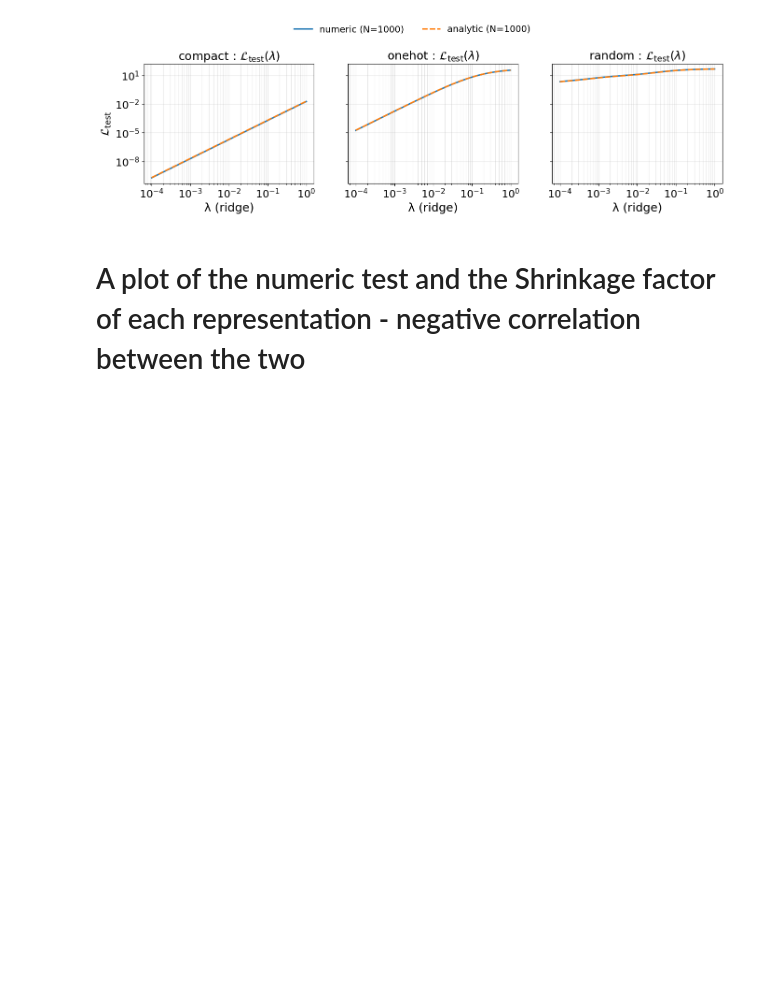
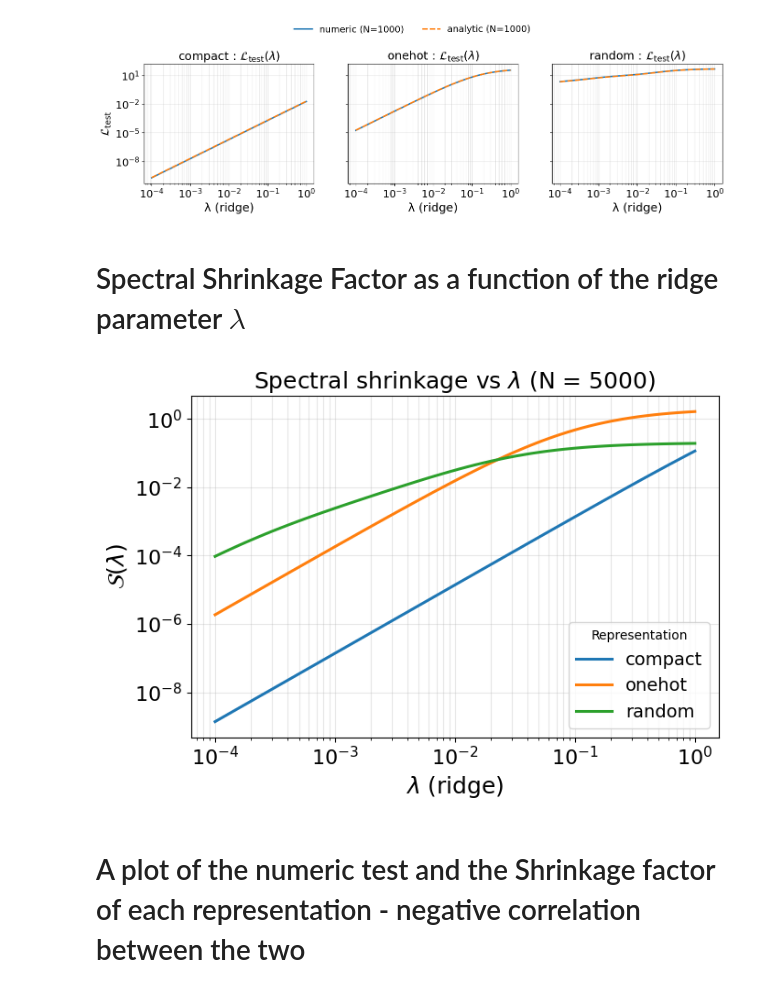
Before and after one commit to JonathanKehat/ml-data-representation-performance, a Jupyter notebook: Number_Addition_Task.ipynb, the cells around one changed output. Cells and saved outputs as stored; diff of their text form; code cells hidden in the pictures; blank space fills up the shorter version.

```diff
--- a/Number_Addition_Task.ipynb
+++ b/Number_Addition_Task.ipynb
@@ -845,6 +1271,65 @@ plt.savefig('Test_loss_ridge_dependence.pdf', bbox_inches='tight')
 plt.show()
 # %% [output]
 [figure]
+# %% [markdown]
+# Spectral Shrinkage Factor as a function of the ridge parameter $\lambda$ #
+# %%
+# ------------------ Figure 3: spectral shrinkage vs λ (all reps on one plot) ------------------
+lam_min, lam_max = float(lams.min()), float(lams.max())
+lams_dense = 10 ** np.linspace(np.log10(lam_min), np.log10(lam_max), 60)
+
+reps = ["compact", "onehot", "random"]
+N_fixed = 5000          # train size to inspect
+center = "none"         # or whatever you’re using
+
+fig, ax = plt.subplots(figsize=(7, 5))
+
+# optional: fixed colors per representation
+rep_colors = {
+    "compact": "C0",
+    "onehot":  "C1",
+    "random":  "C2",
+}
+
+for rep in reps:
+    # make sure we have artifacts for this (rep, center, N_fixed)
+    # (eigs don't depend on λ, so any λ grid is fine)
+    _ = sim.run_numeric(rep=rep, center=center)   # no harm if already called
+
+    shrink_vals = []
+    for lam in lams_dense:
+        val = sim.spectral_weighted_shrinkage(
+            rep=rep,
+            center=center,
+            N=N_fixed,
+            lam=lam,
+            with_bias=False,      # X_tr == F_tr here (no intercept)
+            squared=True,         # Σ λ_k * (λ/(λ_k+λ))^2
+            normalize=None,       # raw sum; use "per_trace" if you prefer
+        )
+        shrink_vals.append(val)
+
+    ax.plot(
+        lams_dense,
+        shrink_vals,
+        lw=2.2,
+        label=rep,
+        color=rep_colors.get(rep, None),
+    )
+
+ax.set_xscale("log")
+ax.set_yscale("log")
+ax.grid(True, which="both", alpha=0.3)
+ax.tick_params(labelsize=16)
+ax.set_xlabel(r"$\lambda$ (ridge)", fontsize=18)
+ax.set_ylabel(r"$\mathcal{S}(\lambda)$", fontsize=18)
+ax.set_title(r"Spectral shrinkage vs $\lambda$ (N = %d)" % N_fixed, fontsize=18)
+ax.legend(title="Representation", fontsize=14)
+
+plt.tight_layout()
+plt.show()
+# %% [output]
+[figure, added]
 # %% [markdown]
 # A plot of the numeric test and the Shrinkage factor of each representation - negative correlation between the two #
 # %%
```
Also changed, not shown: parts of 7 cells of this notebook.
